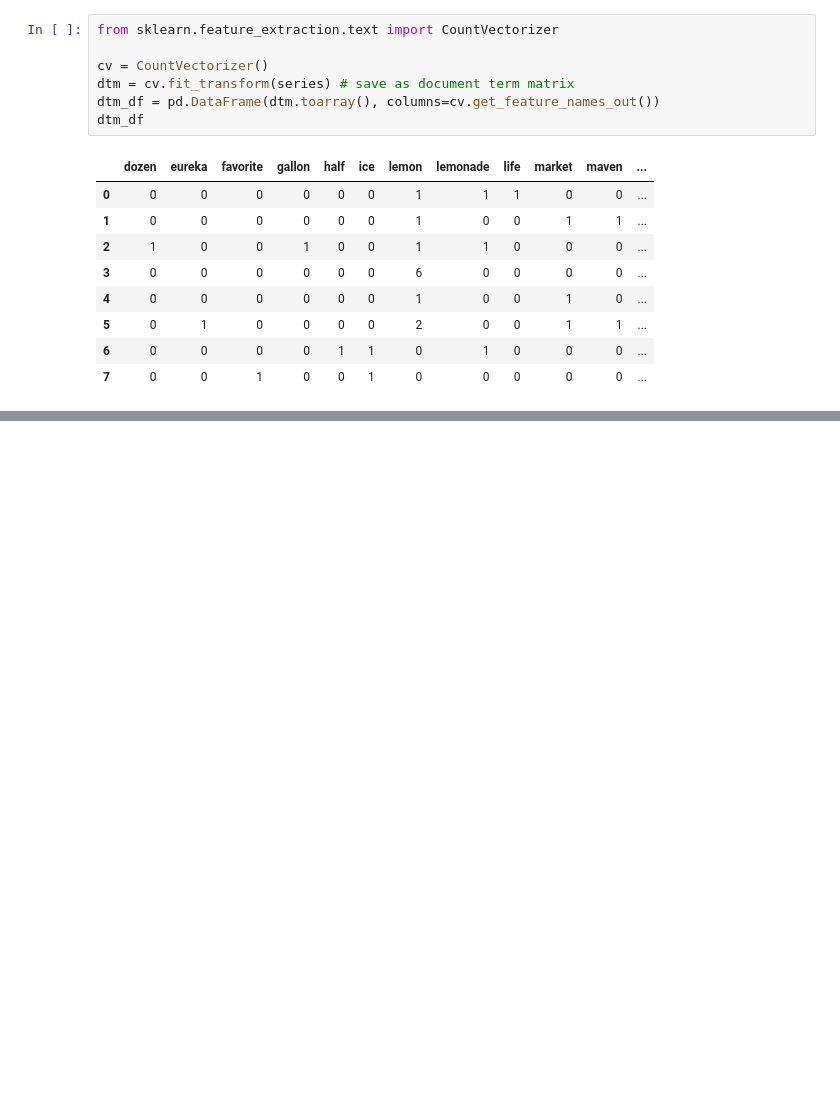
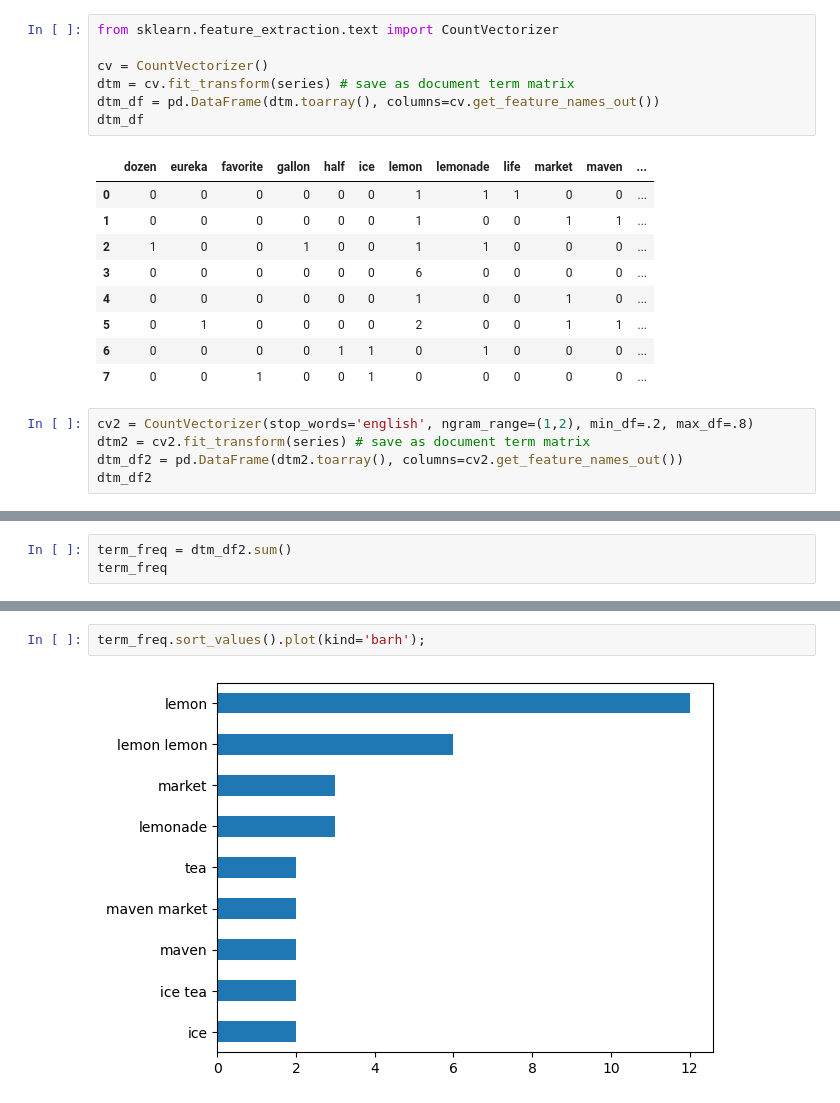
Before and after one commit to Camiloesp/PythonDataScience_NaturalLanguageProcessing, a Jupyter notebook: 2_TextPreprocessing.ipynb, the cells around one changed output, grey strips where cells are left out. Cells and saved outputs as stored; diff of their text form; blank space fills up the shorter version.

```diff
--- a/2_TextPreprocessing.ipynb
+++ b/2_TextPreprocessing.ipynb
@@ -544,3 +544,8 @@ dtm_df
 | 5 | 0 | 1 | 0 | 0 | 0 | 0 | 2 | 0 | 0 | 1 | 1 | ... |
 | 6 | 0 | 0 | 0 | 0 | 1 | 1 | 0 | 1 | 0 | 0 | 0 | ... |
 | 7 | 0 | 0 | 1 | 0 | 0 | 1 | 0 | 0 | 0 | 0 | 0 | ... |
+# %%
+cv2 = CountVectorizer(stop_words='english', ngram_range=(1,2), min_df=.2, max_df=.8)
+dtm2 = cv2.fit_transform(series) # save as document term matrix
+dtm_df2 = pd.DataFrame(dtm2.toarray(), columns=cv2.get_feature_names_out())
+dtm_df2
@@ -546,0 +562,3 @@ dtm_df
+# %%
+term_freq = dtm_df2.sum()
+term_freq
@@ -546,0 +576,4 @@ dtm_df
+# %%
+term_freq.sort_values().plot(kind='barh');
+# %% [output]
+[figure, added]
```
Also changed, not shown: parts of 3 cells of this notebook.
